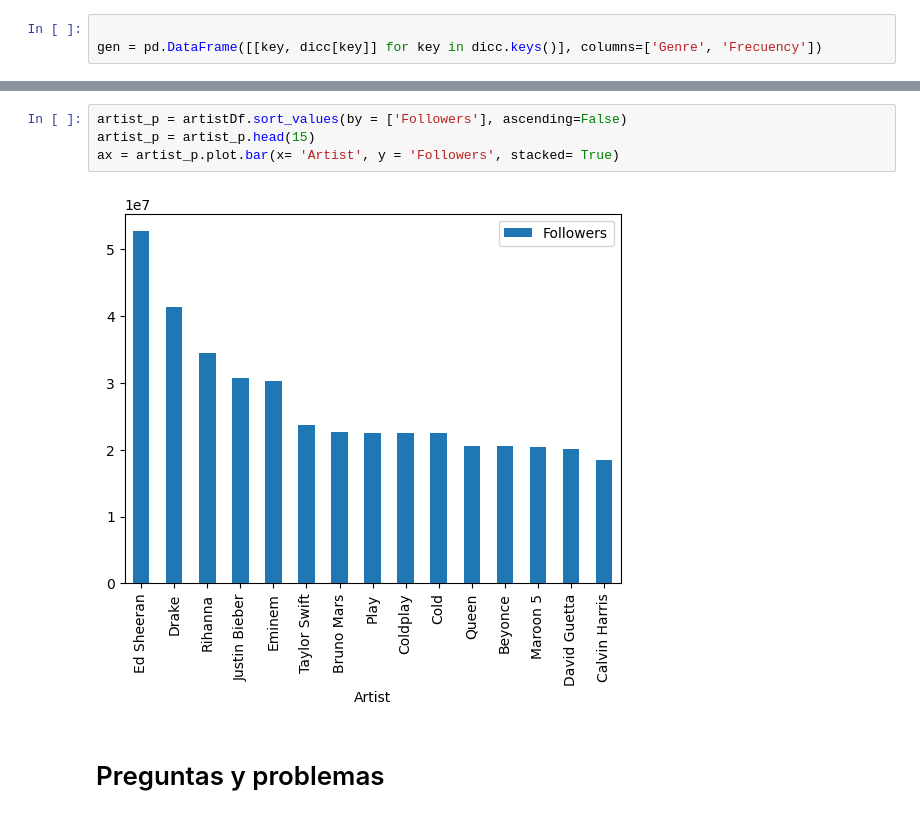
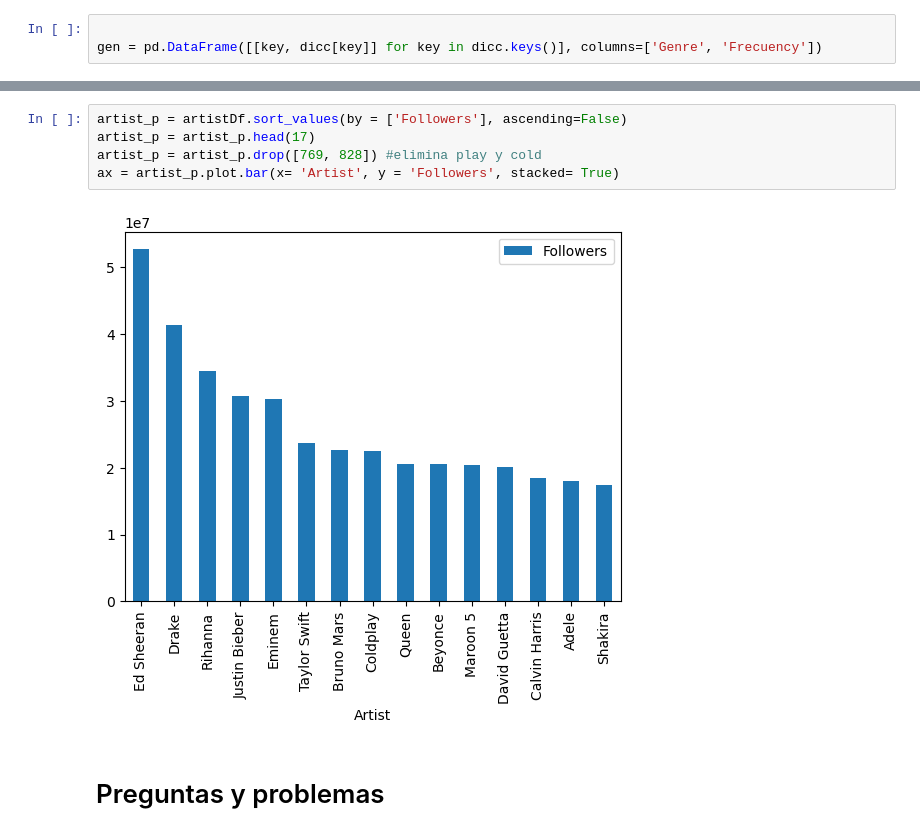
Before and after one commit to Litr0/Proyecto-Mineria, a Jupyter notebook: Hito1.ipynb, the cells around one changed output, grey strips where cells are left out. Drawn from its saved outputs; the diff is of its cells as text.

Commit message:
Coldplay cold play

```diff
--- a/Hito1.ipynb
+++ b/Hito1.ipynb
@@ -71,9 +92,10 @@ ax = gen2.plot.bar(x='Genre', y = 'Frecuency', stacked=True)
 # %%
 artist_p = artistDf.sort_values(by = ['Followers'], ascending=False)
-artist_p = artist_p.head(15)
+artist_p = artist_p.head(17)
+artist_p = artist_p.drop([769, 828]) #elimina play y cold
 ax = artist_p.plot.bar(x= 'Artist', y = 'Followers', stacked= True)
 # %% [output]
-[figure, old version]
+[figure, new version]
 # %% [markdown]
 # Preguntas y problemas
 # %% [markdown]
```
Also changed, not shown: parts of 2 cells of this notebook, 1 other file.
